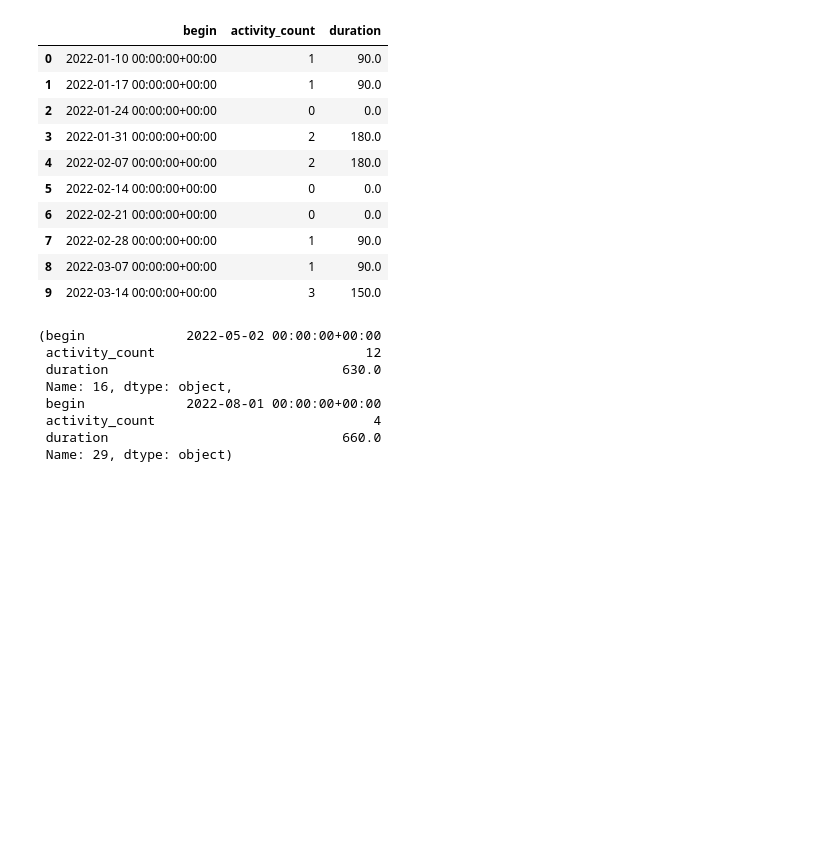
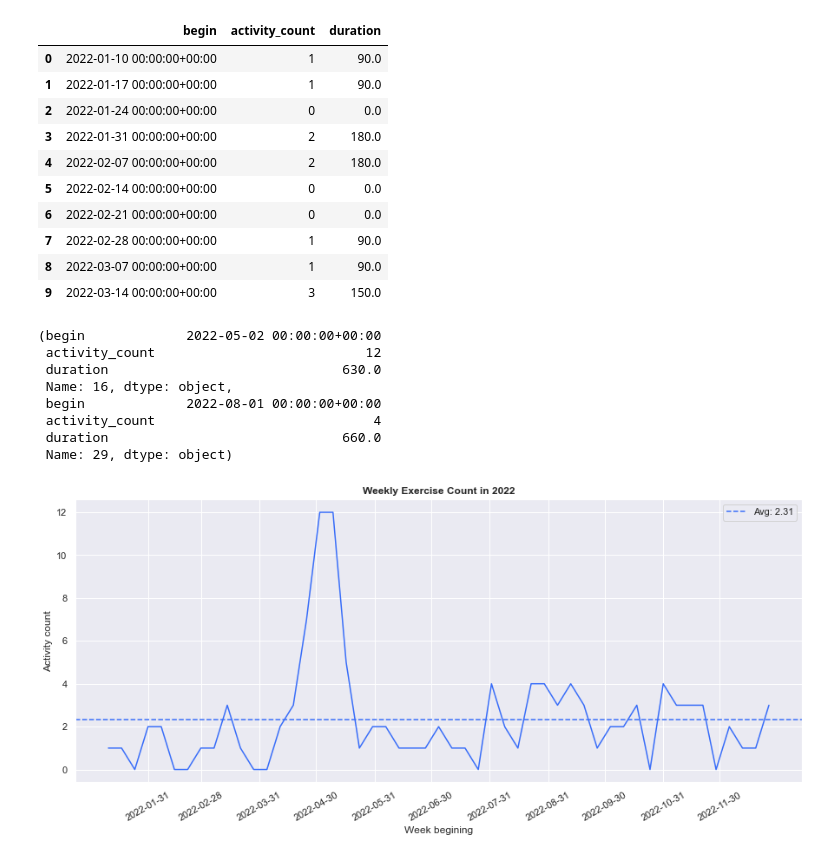
Before and after one commit to esther119/Yearl_goal_tracking, a Jupyter notebook: Sports_cal.ipynb, the cells around one changed output. Saved outputs shown, nothing was run; the diff lists cells and outputs as text; code cells hidden in the pictures; blank space fills up the shorter version.

```diff
--- a/Sports_cal.ipynb
+++ b/Sports_cal.ipynb
@@ -96,4 +155,28 @@ max_count, max_duration
  activity_count                            4
  duration                              660.0
  Name: 29, dtype: object)
+# %%
+sns.set_style("dark")
+plt.figure(figsize=(15,6))
+sns.set_context('notebook')
+sns.set_palette('rainbow')
+ax = sns.lineplot(x="begin", y="activity_count", data=week_activity)
+ax.set(xlabel='Week begining', ylabel='Activity count')
+
+#set xticks
+x_ticks = pd.date_range(week_activity['begin'].min(), week_activity['begin'].max(), freq='M')
+ax.set_xticks(x_ticks)
+ax.set_xticklabels(x_ticks.strftime('%Y-%m-%d'), rotation=30)
+# add average line
+avg = week_activity['activity_count'].mean()
+#round to 2 decimal places
+ax.axhline(avg, linestyle='--',label='Avg: {}'.format(round(avg, 2)))
+
+
+plt.title("Weekly Exercise Count in 2022",  fontweight = "bold")
+ax.grid(True)
+plt.legend()
+plt.show()
+# %% [output]
+[figure, added]
 # %%
```
Also changed, not shown: parts of 6 cells of this notebook.
